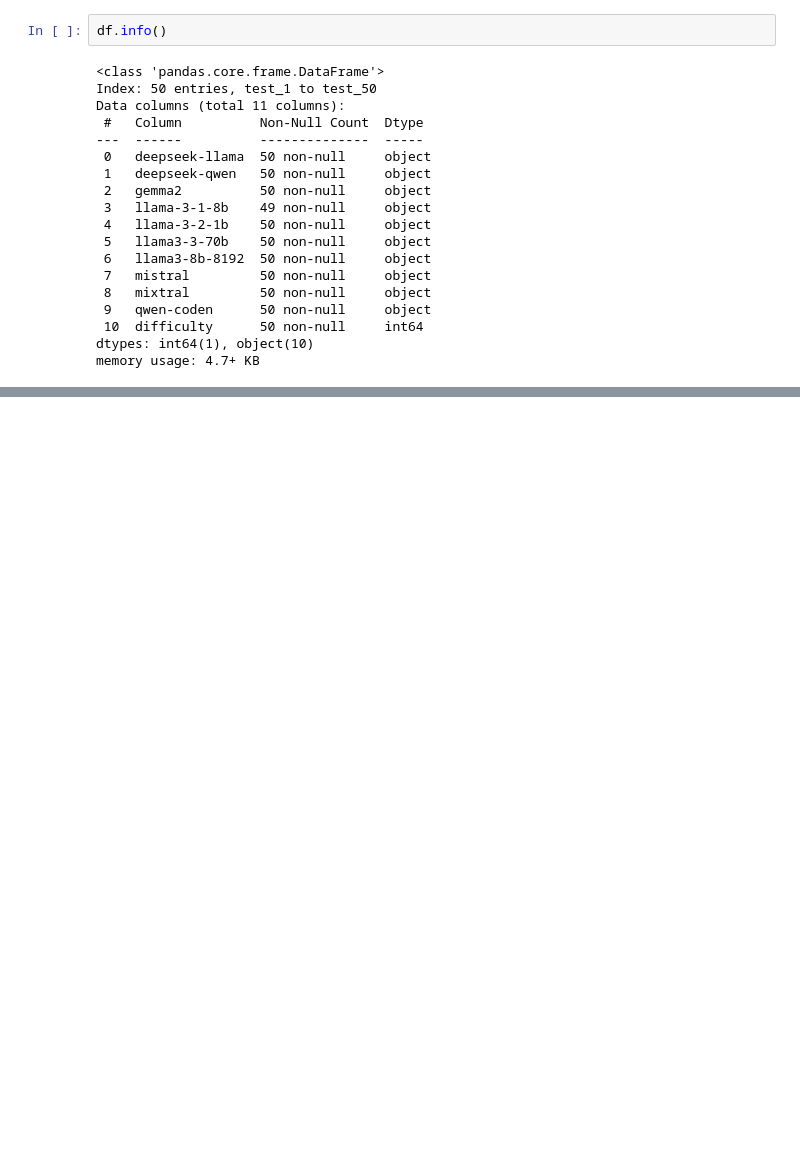
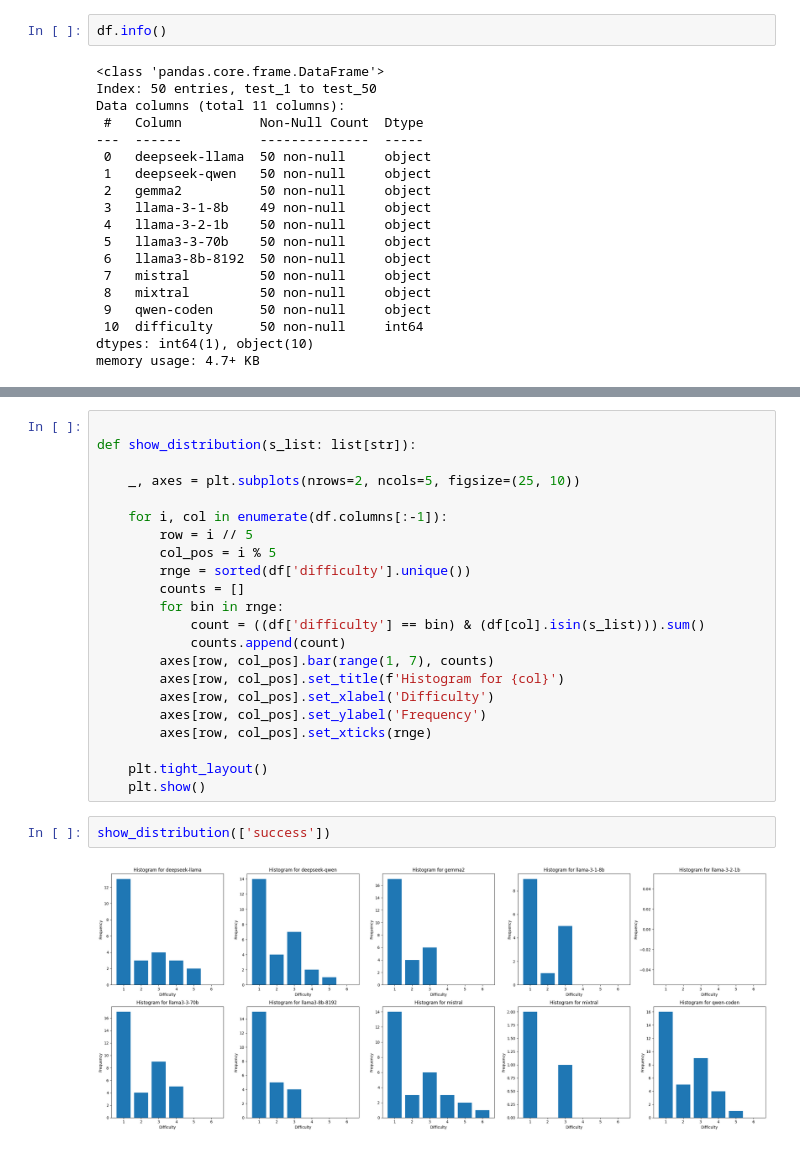
Before and after one commit to selfmadekirich/auto_sql_executor, a Jupyter notebook: jupyter/main.ipynb, the cells around one changed output, grey strips where cells are left out. Drawn from its saved outputs; the diff is of its cells as text; blank space fills up the shorter version.

```diff
--- a/jupyter/main.ipynb
+++ b/jupyter/main.ipynb
@@ -733,0 +797,26 @@ memory usage: 4.7+ KB
+# %%
+
+def show_distribution(s_list: list[str]):
+
+    _, axes = plt.subplots(nrows=2, ncols=5, figsize=(25, 10))
+
+    for i, col in enumerate(df.columns[:-1]):
+        row = i // 5
+        col_pos = i % 5
+        rnge = sorted(df['difficulty'].unique())
+        counts = []
+        for bin in rnge:
+            count = ((df['difficulty'] == bin) & (df[col].isin(s_list))).sum()
+            counts.append(count)
+        axes[row, col_pos].bar(range(1, 7), counts)
+        axes[row, col_pos].set_title(f'Histogram for {col}')
+        axes[row, col_pos].set_xlabel('Difficulty')
+        axes[row, col_pos].set_ylabel('Frequency')
+        axes[row, col_pos].set_xticks(rnge)
+
+    plt.tight_layout()
+    plt.show()
+# %%
+show_distribution(['success'])
+# %% [output]
+[figure, added]
```
Also changed, not shown: parts of 5 cells of this notebook.
